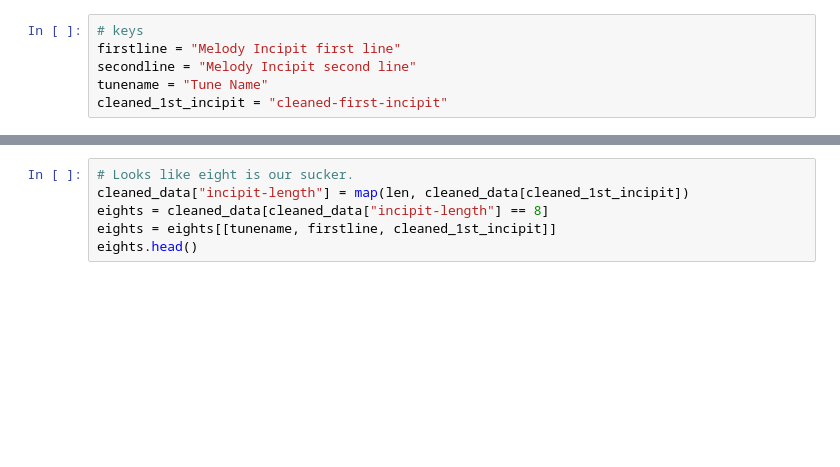
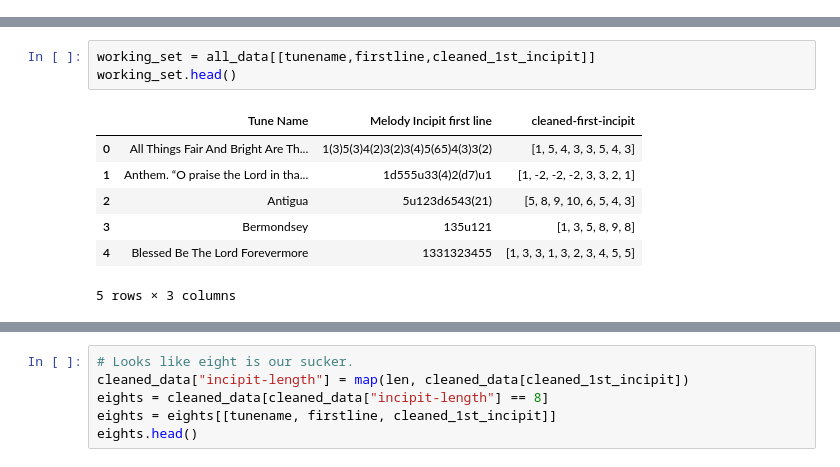
Before and after one commit to gideonite/sh-tunes, a Jupyter notebook: oh-tunes.ipynb, the cells around one changed output, grey strips where cells are left out. Cells and saved outputs as stored; diff of their text form; blank space fills up the shorter version.

```diff
--- a/oh-tunes.ipynb
+++ b/oh-tunes.ipynb
@@ -6,6 +10,0 @@ path = "data/test-for-rachel-oh-tunes.csv"
-# %%
-# keys
-firstline = "Melody Incipit first line"
-secondline = "Melody Incipit second line"
-tunename = "Tune Name"
-cleaned_1st_incipit = "cleaned-first-incipit"
@@ -90,0 +56,11 @@ bad_row_nums
+# %%
+working_set = all_data[[tunename,firstline,cleaned_1st_incipit]]
+working_set.head()
+# %% [output]
+|  | Tune Name | Melody Incipit first line | cleaned-first-incipit |
+| 0 | All Things Fair And Bright Are Th... | 1(3)5(3)4(2)3(2)3(4)5(65)4(3)3(2) | [1, 5, 4, 3, 3, 5, 4, 3] |
+| 1 | Anthem. “O praise the Lord in tha... | 1d555u33(4)2(d7)u1 | [1, -2, -2, -2, 3, 3, 2, 1] |
+| 2 | Antigua | 5u123d6543(21) | [5, 8, 9, 10, 6, 5, 4, 3] |
+| 3 | Bermondsey | 135u121 | [1, 3, 5, 8, 9, 8] |
+| 4 | Blessed Be The Lord Forevermore | 1331323455 | [1, 3, 3, 1, 3, 2, 3, 4, 5, 5] |
+5 rows × 3 columns
```
Also changed, not shown: parts of 12 cells of this notebook, 1 other file.
